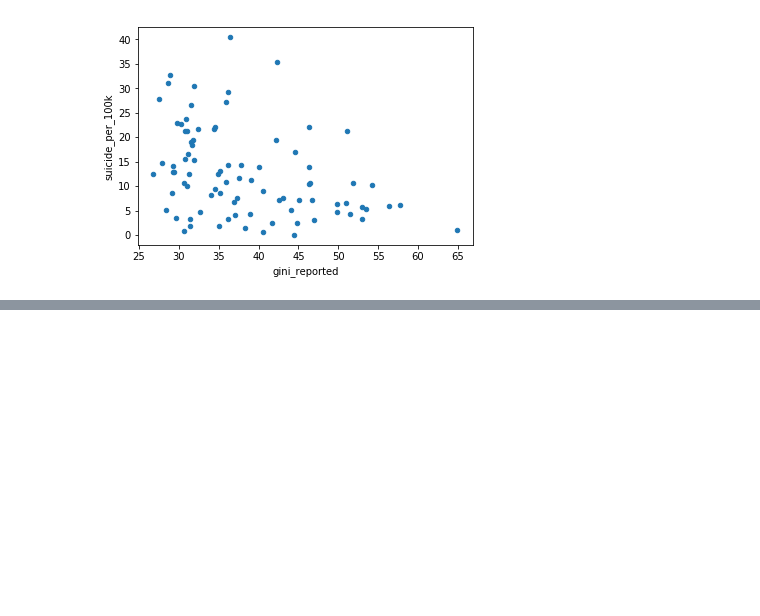
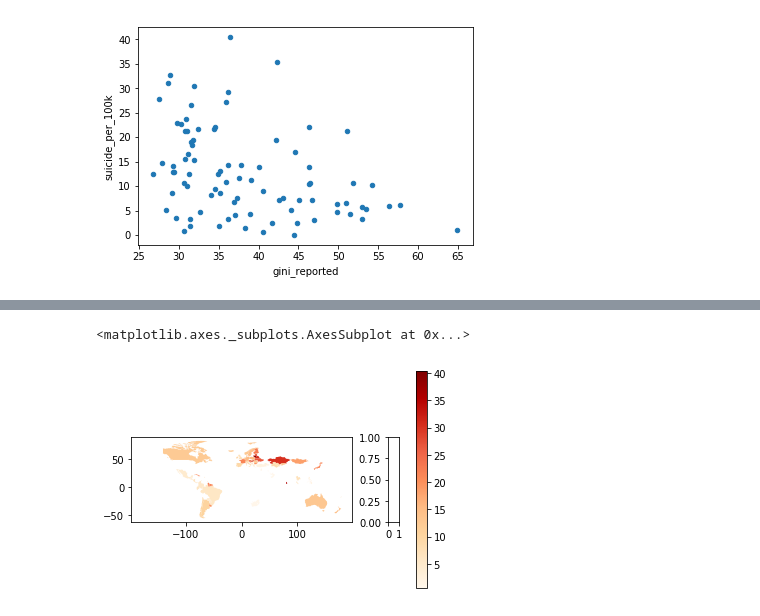
Before and after one commit to np6818/PR19NPZPTK, a Jupyter notebook: project_code.ipynb, the cells around one changed output, grey strips where cells are left out. Drawn from its saved outputs; the diff is of its cells as text; code cells hidden in the pictures; blank space fills up the shorter version.

```diff
--- a/project_code.ipynb
+++ b/project_code.ipynb
@@ -168,0 +168,31 @@ df
+# %%
+import geopandas as gpd
+
+shapefile = 'map/ne_110m_admin_0_countries.shp'
+#Read shapefile using Geopandas
+gdf = gpd.read_file(shapefile)[['ADMIN', 'ADM0_A3', 'geometry']]
+#Rename columns.
+gdf.columns = ['country', 'country_code', 'geometry']
+
+df_countries = main[['country','suicide_per_100k']].groupby('country').mean()
+
+merged = gdf.merge(df_countries, left_on = 'country', right_on = 'country')
+
+import json
+#Read data to json.
+merged_json = json.loads(merged.to_json())
+#Convert to String like object.
+json_data = json.dumps(merged_json)
+# %%
+import matplotlib.pyplot as plt
+from mpl_toolkits.axes_grid1 import make_axes_locatable
+
+fig, ax = plt.subplots(1, 1)
+divider = make_axes_locatable(ax)
+
+cax = divider.append_axes("right", size="5%", pad=0.5)
+
+merged.plot(column='suicide_per_100k', cmap='OrRd', ax=ax, legend=True)
+# %% [output]
+<matplotlib.axes._subplots.AxesSubplot at 0x...>
+[figure, added]
```
Also changed, not shown: parts of 4 cells of this notebook, 7 other files.
